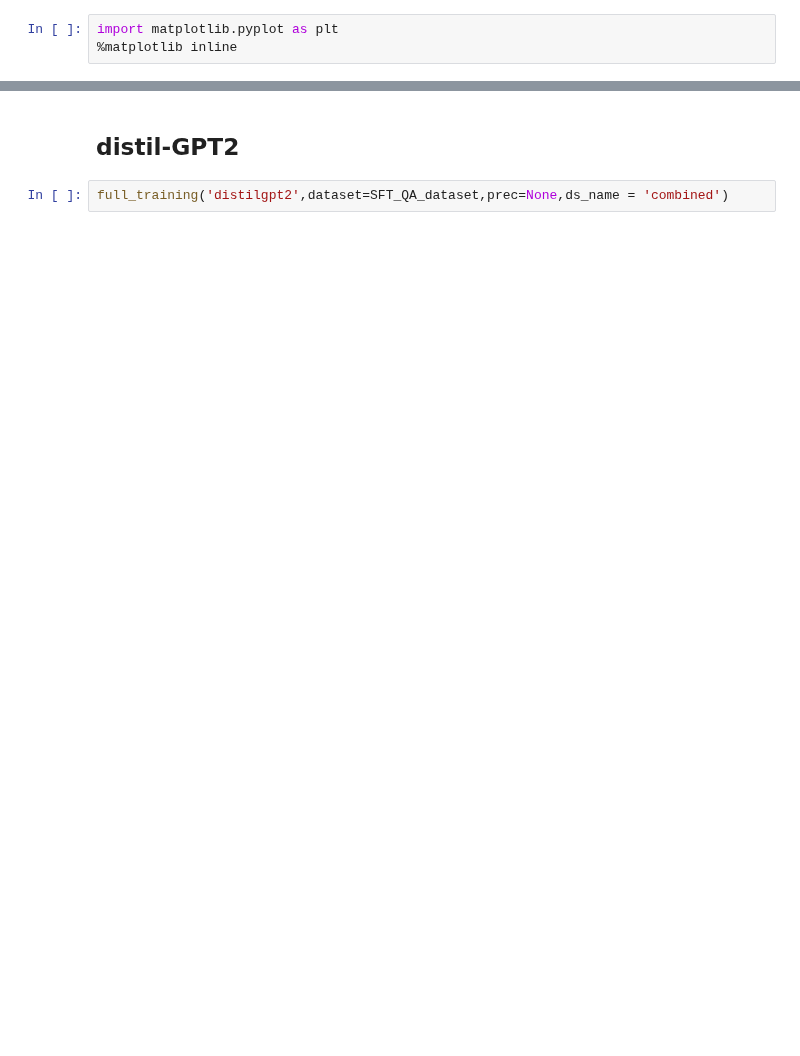
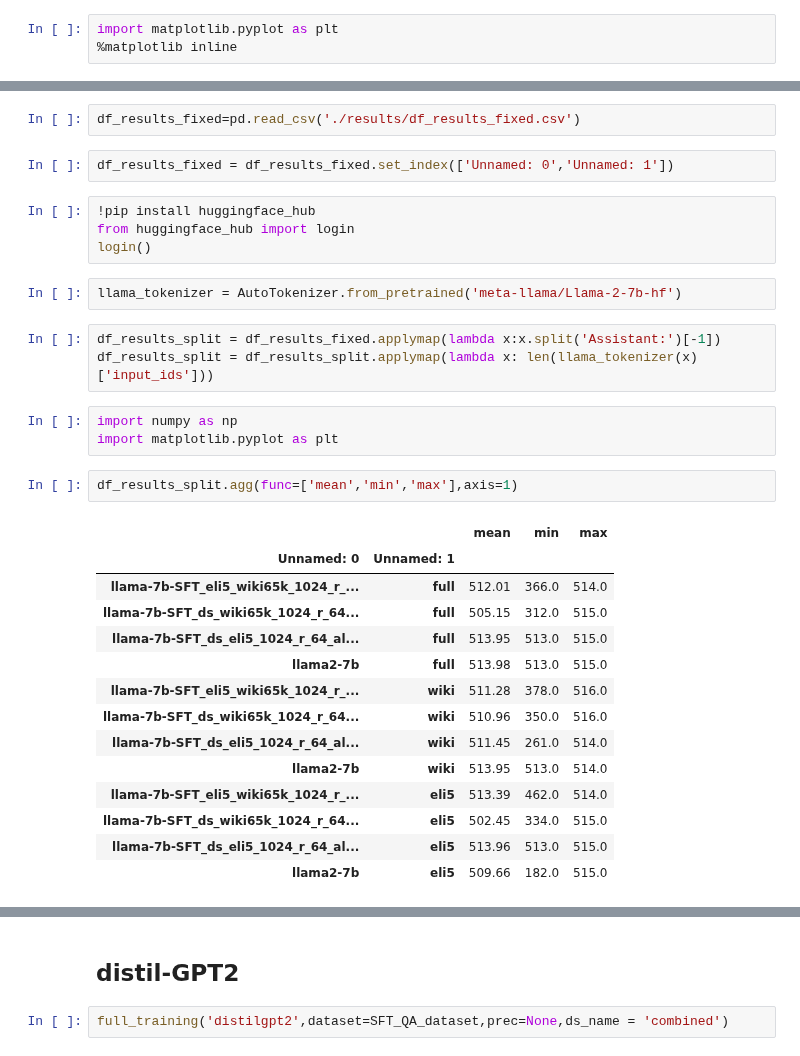
Before and after one commit to david-meltzer/LLMs, a Jupyter notebook: training/david/SFT/colab_SFT_QA.ipynb, the cells around one changed output, grey strips where cells are left out. Saved outputs shown, nothing was run; the diff lists cells and outputs as text; blank space fills up the shorter version.

```diff
--- a/training/david/SFT/colab_SFT_QA.ipynb
+++ b/training/david/SFT/colab_SFT_QA.ipynb
@@ -593,0 +631,33 @@ import matplotlib.pyplot as plt
+# %%
+df_results_fixed=pd.read_csv('./results/df_results_fixed.csv')
+# %%
+df_results_fixed = df_results_fixed.set_index(['Unnamed: 0','Unnamed: 1'])
+# %%
+!pip install huggingface_hub
+from huggingface_hub import login
+login()
+# %%
+llama_tokenizer = AutoTokenizer.from_pretrained('meta-llama/Llama-2-7b-hf')
+# %%
+df_results_split = df_results_fixed.applymap(lambda x:x.split('Assistant:')[-1])
+df_results_split = df_results_split.applymap(lambda x: len(llama_tokenizer(x)['input_ids']))
+# %%
+import numpy as np
+import matplotlib.pyplot as plt
+# %%
+df_results_split.agg(func=['mean','min','max'],axis=1)
+# %% [output]
+|  |  | mean | min | max |
+| Unnamed: 0 | Unnamed: 1 |  |  |  |
+| llama-7b-SFT_eli5_wiki65k_1024_r_... | full | 512.01 | 366.0 | 514.0 |
+| llama-7b-SFT_ds_wiki65k_1024_r_64... | full | 505.15 | 312.0 | 515.0 |
+| llama-7b-SFT_ds_eli5_1024_r_64_al... | full | 513.95 | 513.0 | 515.0 |
+| llama2-7b | full | 513.98 | 513.0 | 515.0 |
+| llama-7b-SFT_eli5_wiki65k_1024_r_... | wiki | 511.28 | 378.0 | 516.0 |
+| llama-7b-SFT_ds_wiki65k_1024_r_64... | wiki | 510.96 | 350.0 | 516.0 |
+| llama-7b-SFT_ds_eli5_1024_r_64_al... | wiki | 511.45 | 261.0 | 514.0 |
+| llama2-7b | wiki | 513.95 | 513.0 | 514.0 |
+| llama-7b-SFT_eli5_wiki65k_1024_r_... | eli5 | 513.39 | 462.0 | 514.0 |
+| llama-7b-SFT_ds_wiki65k_1024_r_64... | eli5 | 502.45 | 334.0 | 515.0 |
+| llama-7b-SFT_ds_eli5_1024_r_64_al... | eli5 | 513.96 | 513.0 | 515.0 |
+| llama2-7b | eli5 | 509.66 | 182.0 | 515.0 |
```
Also changed, not shown: parts of 100 cells of this notebook.
